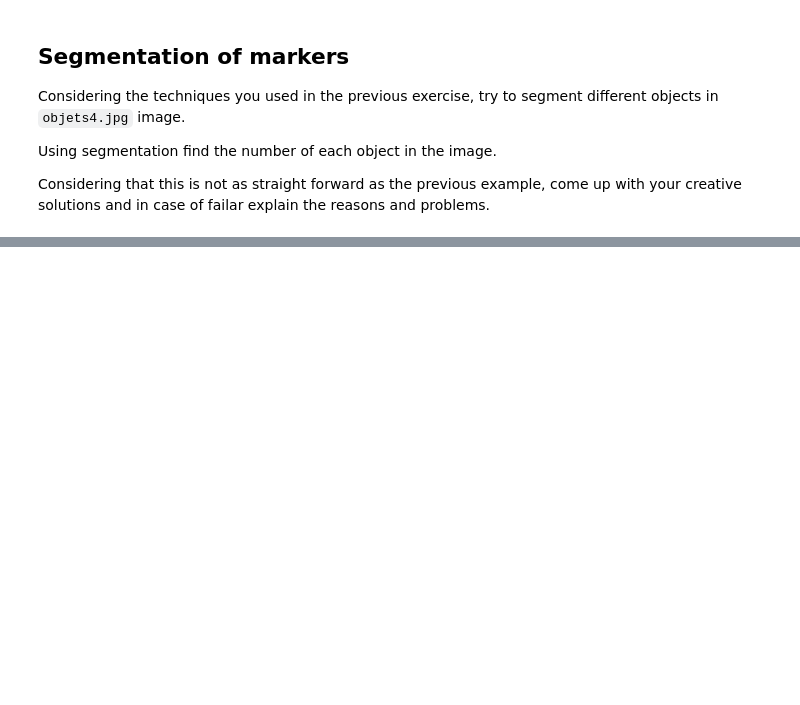
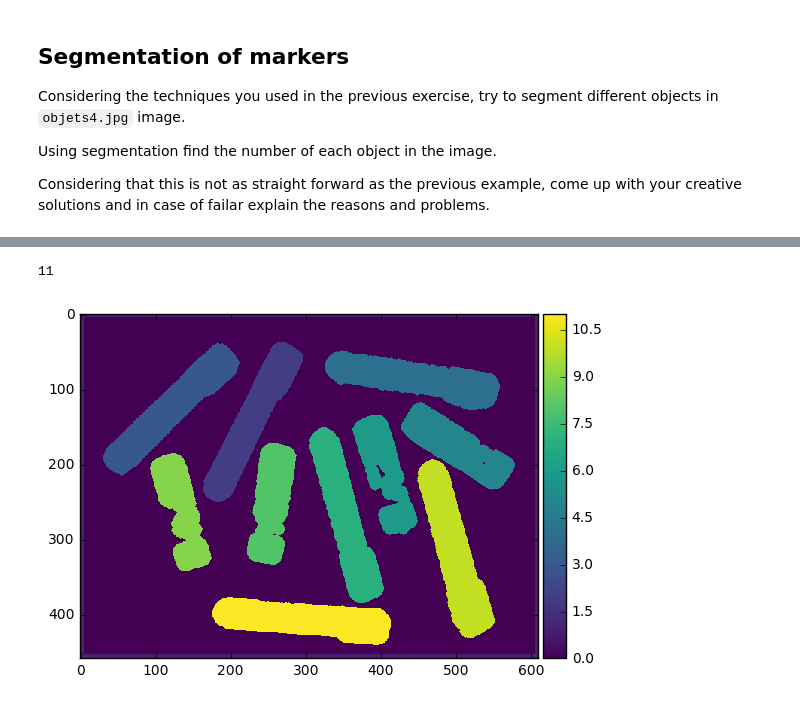
Before and after one commit to AnirudhPuligandla/B31XB-IIP-TP-1617, a Jupyter notebook: 5-segmentation/segmentation.ipynb, the cells around one changed output, grey strips where cells are left out. Cells and saved outputs as stored; diff of their text form; code cells hidden in the pictures; blank space fills up the shorter version.

```diff
--- a/5-segmentation/segmentation.ipynb
+++ b/5-segmentation/segmentation.ipynb
@@ -126,0 +176,8 @@ Considering that this is not as straight forward as the previous example, come u
+# %%
+labels_img, num = label(eroded, background=True, return_num=True, connectivity=2)
+plt.figure()
+imshow(labels_img)
+print (num)
+# %% [output]
+11
+[figure, added]
```
Also changed, not shown: parts of 9 cells of this notebook.
